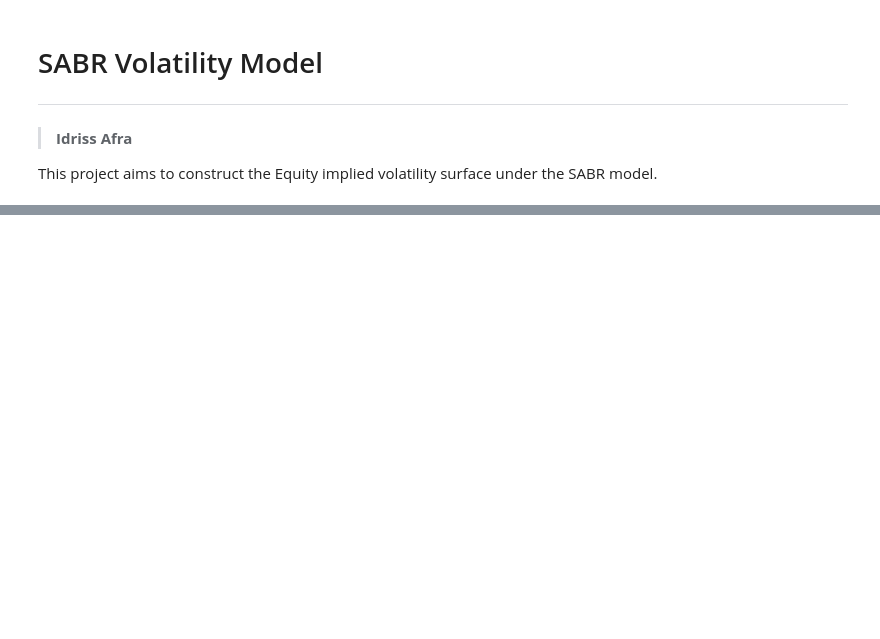
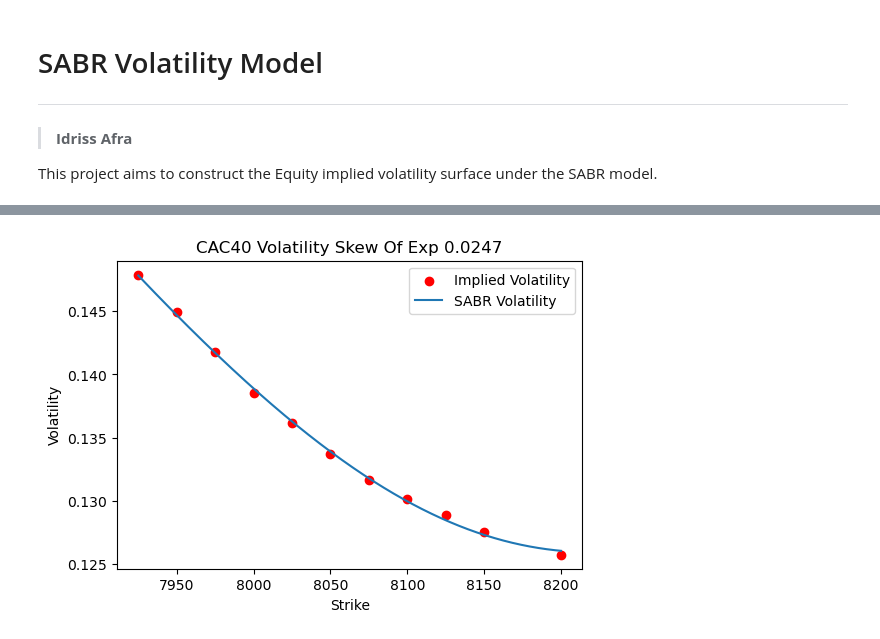
Before and after one commit to Idriss-Afra/SABR-Implied-Volatility, a Jupyter notebook: SABR Volatility Model.ipynb, the cells around one changed output, grey strips where cells are left out. Cells and saved outputs as stored; diff of their text form; code cells hidden in the pictures; blank space fills up the shorter version.

Commit message:
SABR Volatility Model

```diff
--- a/SABR Volatility Model.ipynb
+++ b/SABR Volatility Model.ipynb
@@ -309,21 +365 @@ First, let's gather the market data and store it in global dictionaries:
-# %%
-def collect_data(option_data):
-    """
-    Collects options market data and store it in dictionaries.
-    """
-    implied_forwards, strikes, implied_vols  = dict(), dict(), dict()
-    expiries = np.sort(np.unique(option_data['Expiry']))
-    for exp in expiries :
-        df = option_data[option_data['Expiry'] == exp]
-        implied_forwards[exp] = float(np.unique(df['Forward']))
-        df = df.sort_values(by=['Strike'])
-        strikes[exp], implied_vols[exp] = list(df['Strike']), list(df['Volatility'])
-    return {"Forwards" : implied_forwards, "Strikes" : strikes, "Volatilities" : implied_vols}
-
-# Collected Data
-data = collect_data(option_data)
-implied_forwards = data["Forwards"]
-market_expiries = list(implied_forwards.keys())
-strikes = data["Strikes"]
-implied_vols = data["Volatilities"]
 # %% [markdown]
@@ -393,0 +367,65 @@ CAC40 SABR Volatility Skews :
+# %%
+def collect_data(option_data):
+    """
+    Collects data and store it in dictionaries.
+    """
+    # Sanity checks
+    if option_data is None or option_data.empty:
+        raise ValueError("option_data cannot be None or empty.")
+    required_cols = ['Expiry', 'Strike', 'Forward', 'Volatility']
+    if not all(col in option_data.columns for col in required_cols):
+        raise ValueError(f"option_data must contain columns: {required_cols}")
+    if (option_data['Strike'] <= 0).any():
+        raise ValueError("All strikes must be positive.")
+    if (option_data['Forward'] <= 0).any():
+        raise ValueError("All forwards must be positive.")
+    if (option_data['Volatility'] < 0).any():
+        raise ValueError("All volatilities must be non-negative.")
+    if (option_data['Expiry'] <= 0).any():
+        raise ValueError("All expiries must be positive.")
+    # Data collection
+    implied_forwards, strikes, implied_vols  = dict(), dict(), dict()
+    expiries = sorted(map(float, np.unique(option_data["Expiry"])))
+    for exp in expiries :
+        df = option_data[option_data['Expiry'] == exp]
+        # Forward values must be unique per expiry
+        fwds = df["Forward"].to_numpy(dtype=float)
+        ref = float(np.median(fwds))
+        if not np.all(np.isclose(fwds, ref, atol=1e-12)):
+            raise ValueError(
+                f"Forward not near-unique for expiry={exp}: "
+                f"min={fwds.min()}, max={fwds.max()}, median={ref}"
+            )
+        implied_forwards[round(exp, 12)] = ref
+        # Store strikes and volatilities
+        df = df.sort_values(by=['Strike'])
+        strikes[round(exp, 12)], implied_vols[round(exp, 12)] = list(df['Strike']), list(df['Volatility'])
+    return {"Forwards" : implied_forwards, "Strikes" : strikes, "Volatilities" : implied_vols}
+
+# Collected Data
+data = collect_data(option_data)
+implied_forwards = data["Forwards"]
+market_expiries = sorted(list(implied_forwards.keys()))
+market_strikes = data["Strikes"]
+market_vols = data["Volatilities"]
+
+# SABR model
+sabr_model = SABRModel()
+beta = 0.8
+sabr_model.params_calibration(market_expiries, implied_forwards, market_strikes, market_vols, beta=beta)
+
+# SABR Volatility Skews
+print()
+plt.rcParams["figure.figsize"] = (6,4)
+print(eq_underlying + " SABR Volatility Skews :")
+for exp in market_expiries:
+    plt.title(eq_underlying + " Volatility Skew Of Exp " + str(round(exp, 4)))
+    plt.ylabel("Volatility")
+    plt.xlabel("Strike")
+    plt.scatter(market_strikes[exp], market_vols[exp], color="red", label="Implied Volatility")
+    x_axis = np.linspace(market_strikes[exp][0], market_strikes[exp][-1], 1000)
+    vol_func = sabr_model.get_sabr_vol(exp, x_axis, implied_forwards[exp], sabr_model.params[exp][0], sabr_model.params[exp][1], sabr_model.params[exp][2], sabr_model.params[exp][3])
+    plt.plot(x_axis, vol_func, label="SABR Volatility")
+    plt.legend(loc="upper right")
+    plt.show()
+# %% [output]
@@ -393,0 +449 @@ CAC40 SABR Volatility Skews :
+[figure, added]
```
Also changed, not shown: parts of 21 cells of this notebook.
